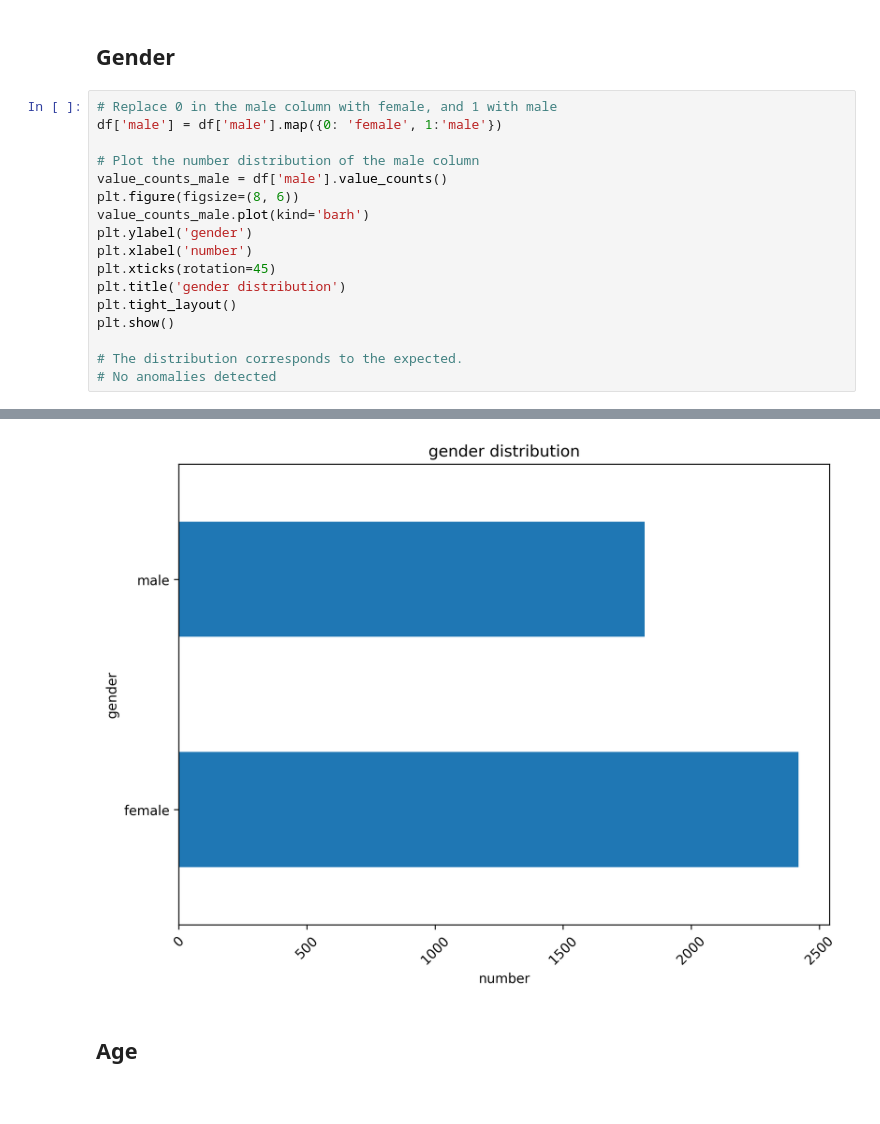
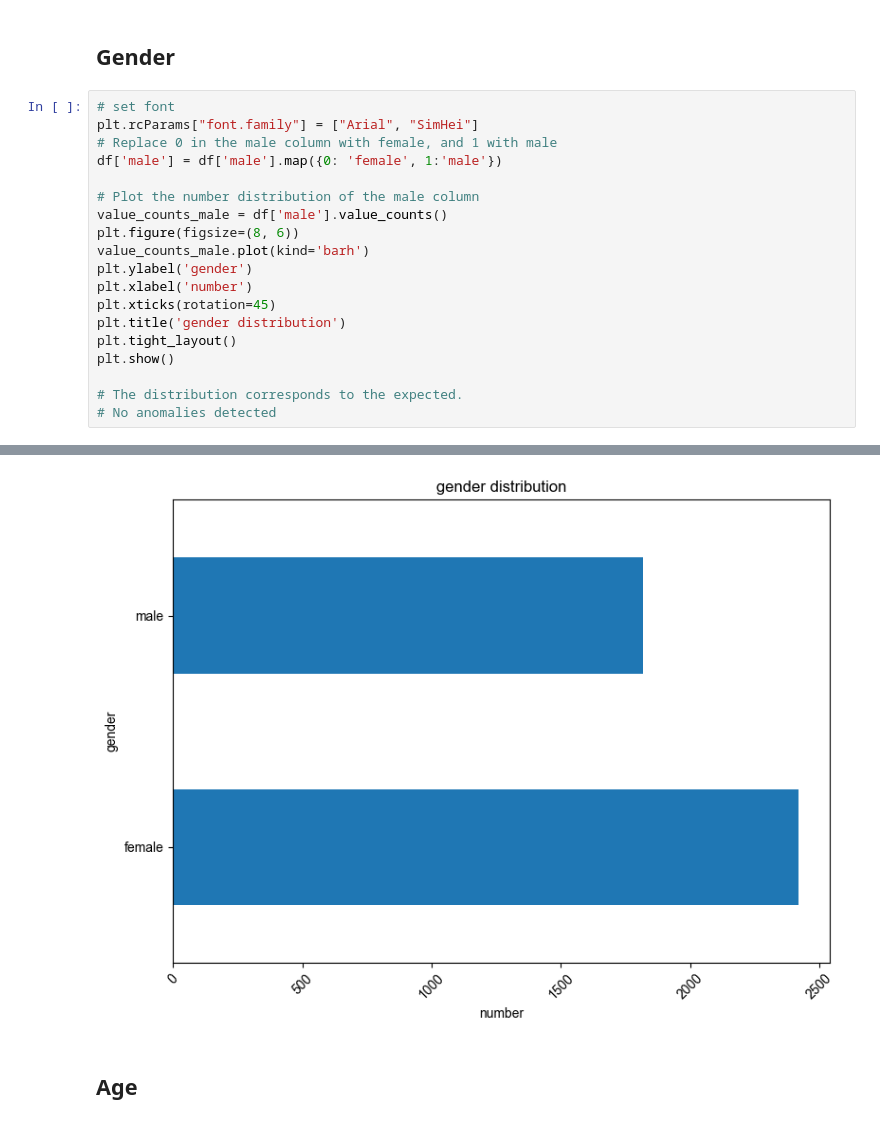
Before and after one commit to xuyihaowwa123/CHD_data_analysis2, a Jupyter notebook: CHD_data_analysis.ipynb, the cells around one changed output, grey strips where cells are left out. Drawn from its saved outputs; the diff is of its cells as text.

```diff
--- a/CHD_data_analysis.ipynb
+++ b/CHD_data_analysis.ipynb
@@ -71,6 +71,8 @@ After checking the data in the data table, we confirmed that each column contain
 # %% [markdown]
 ## Gender
 # %%
+# set font
+plt.rcParams["font.family"] = ["Arial", "SimHei"]
 # Replace 0 in the male column with female, and 1 with male
 df['male'] = df['male'].map({0: 'female', 1:'male'})
 
@@ -108,4 +93,4 @@ findfont: Generic family 'sans-serif' not found because none of the following fa
-[figure, old version]
+[figure, new version]
 # %% [markdown]
 ## Age
 # %%
```
Also changed, not shown: parts of 14 cells of this notebook.
